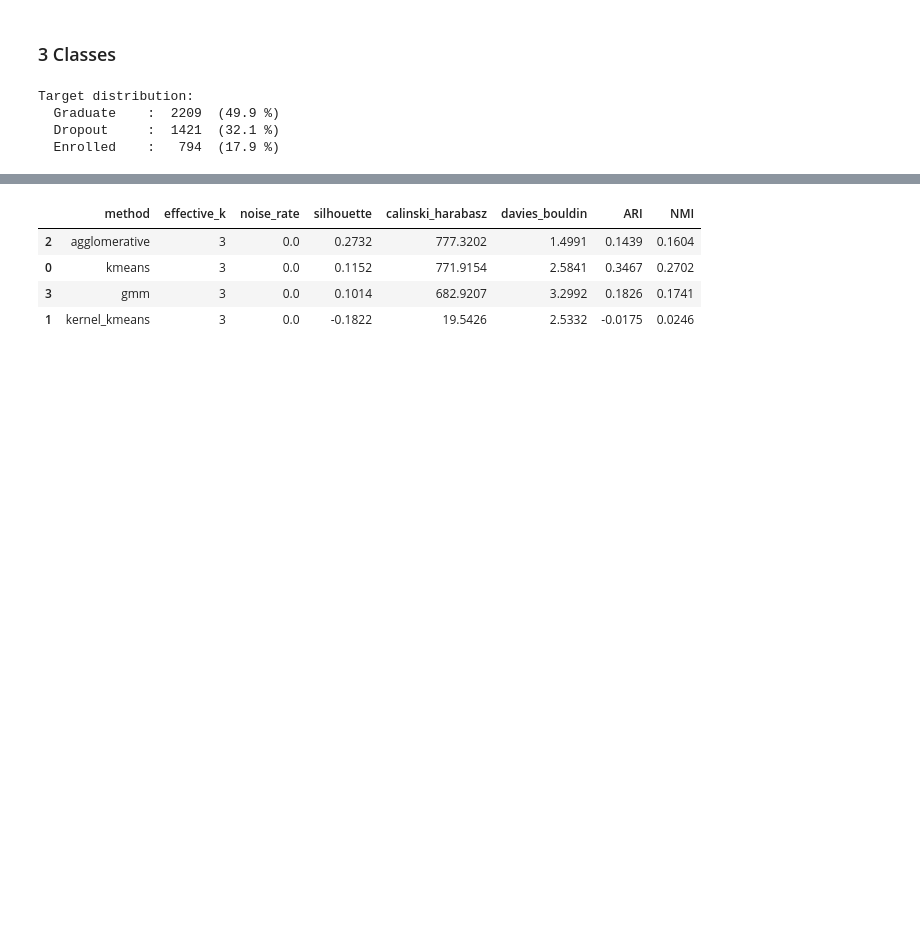
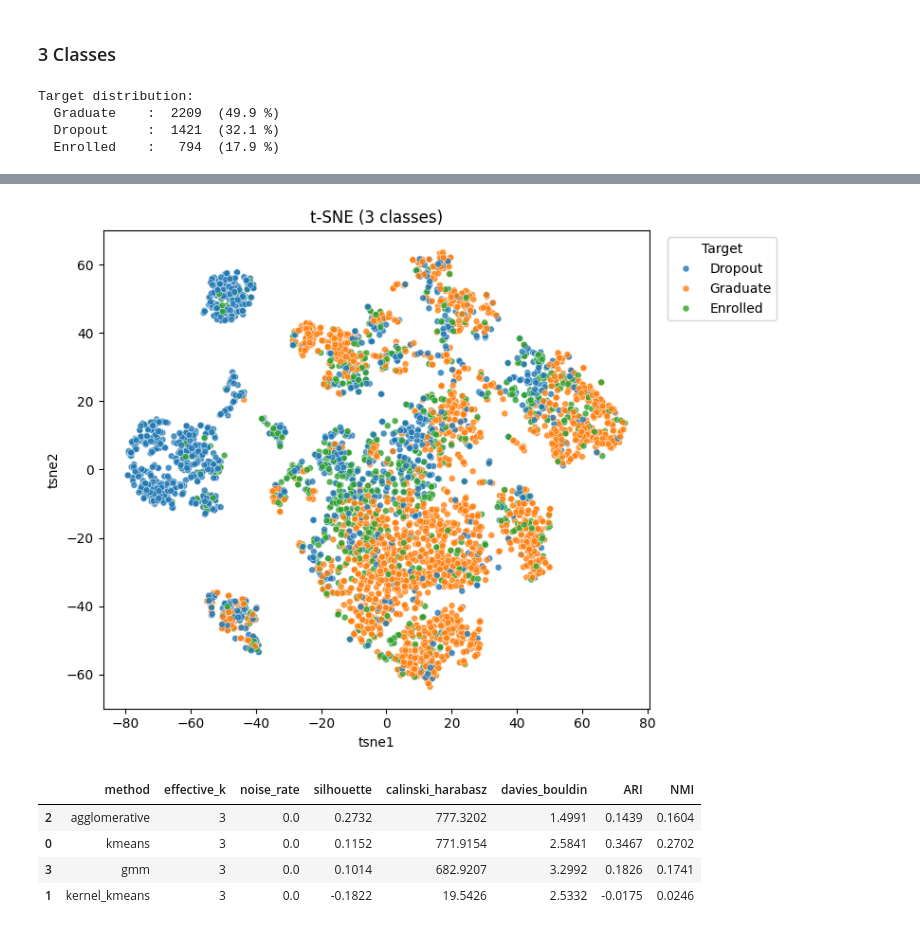
Before and after one commit to CosmosMount/machine_learning_project, a Jupyter notebook: code.ipynb, the cells around one changed output, grey strips where cells are left out. Saved outputs shown, nothing was run; the diff lists cells and outputs as text; code cells hidden in the pictures; blank space fills up the shorter version.

```diff
--- a/code.ipynb
+++ b/code.ipynb
@@ -404,16 +488,16 @@ After transformation:      189
 PCA_dim = min(X_dense.shape[1], 50)
 X_pca = PCA(n_components=PCA_dim, random_state=42).fit_transform(X_processed)
 # %%
-# tsne = TSNE(
-#     n_components=2,
-#     random_state=42,
-#     init="pca",
-#     learning_rate="auto",
-#     perplexity=30,
-# )
-# X_tsne = tsne.fit_transform(X_pca)
+tsne = TSNE(
+    n_components=2,
+    random_state=42,
+    init="pca",
+    learning_rate="auto",
+    perplexity=30,
+)
+X_tsne = tsne.fit_transform(X_pca)
 
-# tsne_df = pd.DataFrame(X_tsne, columns=["tsne1", "tsne2"])
+tsne_df = pd.DataFrame(X_tsne, columns=["tsne1", "tsne2"])
 # %% [markdown]
 ### 3 Classes
 # %%
@@ -429,21 +533,23 @@ Target distribution:
 # %%
-# plot_df = tsne_df.copy()
-# plot_df["label"] = y_3classes.values
+plot_df = tsne_df.copy()
+plot_df["label"] = y_3classes.values
 
-# plt.figure(figsize=(8, 6))
-# sns.scatterplot(
-#     data=plot_df,
-#     x="tsne1",
-#     y="tsne2",
-#     hue="label",
-#     palette="tab10",
-#     s=25,
-#     alpha=0.8,
-# )
-# plt.title("t-SNE (3 classes)")
-# plt.legend(title="Target", bbox_to_anchor=(1.02, 1), loc="upper left")
-# plt.tight_layout()
-# plt.show()
+plt.figure(figsize=(8, 6))
+sns.scatterplot(
+    data=plot_df,
+    x="tsne1",
+    y="tsne2",
+    hue="label",
+    palette="tab10",
+    s=25,
+    alpha=0.8,
+)
+plt.title("t-SNE (3 classes)")
+plt.legend(title="Target", bbox_to_anchor=(1.02, 1), loc="upper left")
+plt.tight_layout()
+plt.show()
+# %% [output]
+[figure, added]
 # %%
 cluster_methods = {
     'kmeans': {},
```
Also changed, not shown: parts of 15 cells of this notebook.
